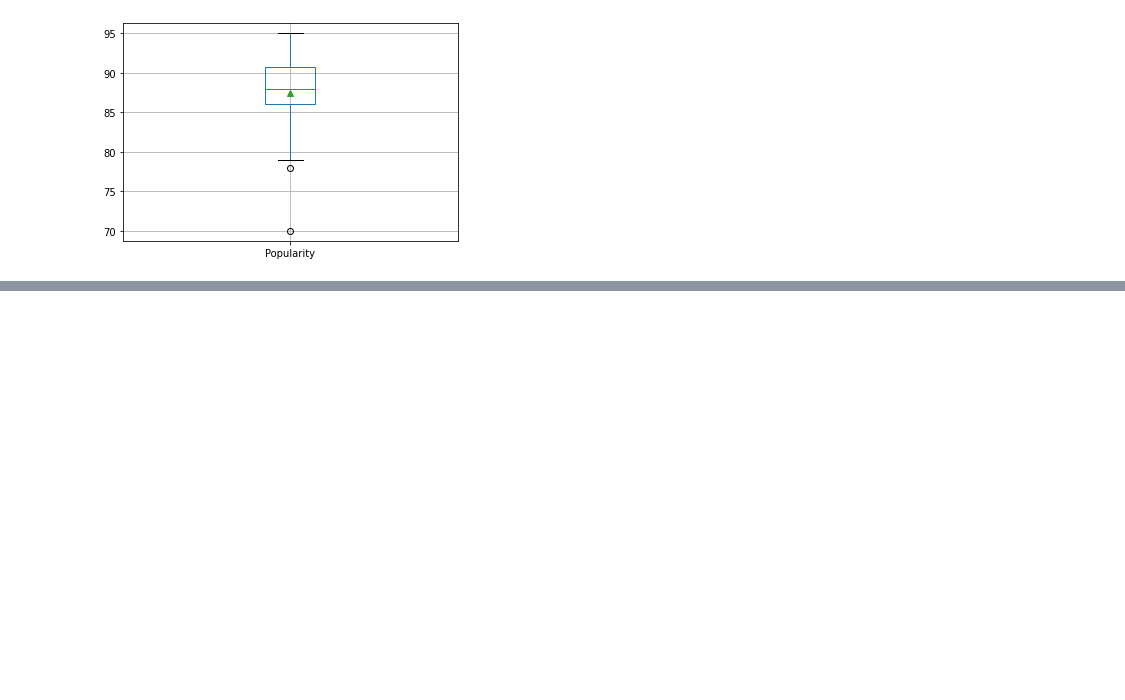
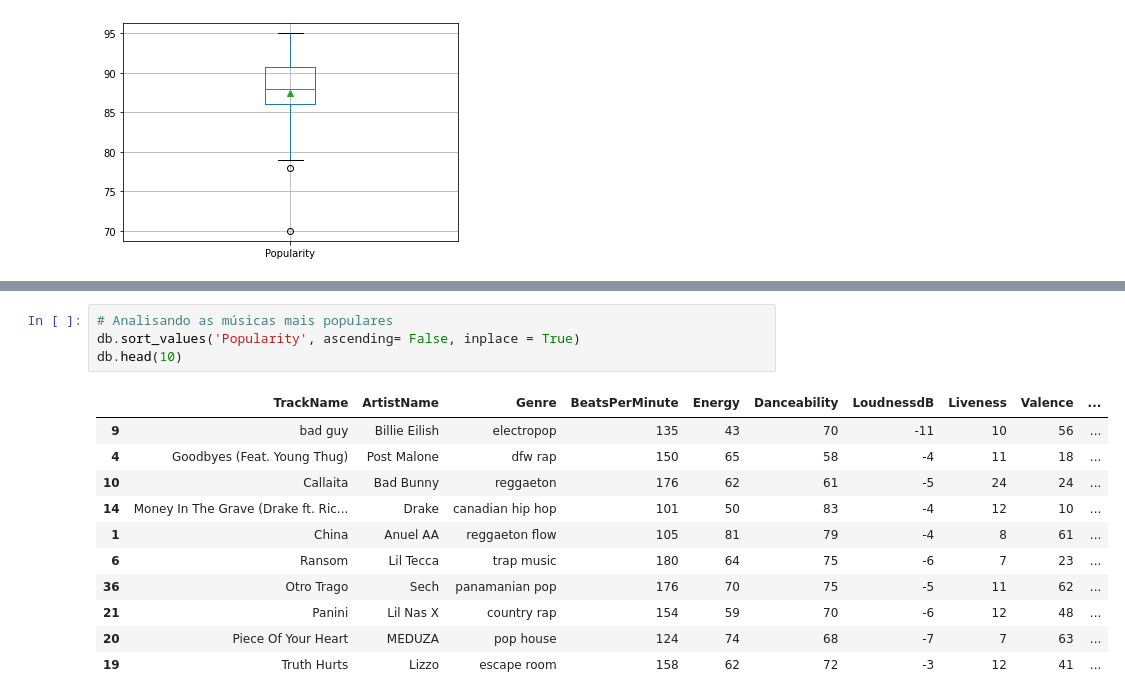
Before and after one commit to simonecrepaldi/spotify_top50_2019, a Jupyter notebook: notebook.ipynb, the cells around one changed output, grey strips where cells are left out. Cells and saved outputs as stored; diff of their text form; blank space fills up the shorter version.

```diff
--- a/notebook.ipynb
+++ b/notebook.ipynb
@@ -98,0 +152,16 @@ showmeans=True)
+# %%
+# Analisando as músicas mais populares
+db.sort_values('Popularity', ascending= False, inplace = True)
+db.head(10)
+# %% [output]
+|  | TrackName | ArtistName | Genre | BeatsPerMinute | Energy | Danceability | LoudnessdB | Liveness | Valence | ... |
+| 9 | bad guy | Billie Eilish | electropop | 135 | 43 | 70 | -11 | 10 | 56 | ... |
+| 4 | Goodbyes (Feat. Young Thug) | Post Malone | dfw rap | 150 | 65 | 58 | -4 | 11 | 18 | ... |
+| 10 | Callaita | Bad Bunny | reggaeton | 176 | 62 | 61 | -5 | 24 | 24 | ... |
+| 14 | Money In The Grave (Drake ft. Ric... | Drake | canadian hip hop | 101 | 50 | 83 | -4 | 12 | 10 | ... |
+| 1 | China | Anuel AA | reggaeton flow | 105 | 81 | 79 | -4 | 8 | 61 | ... |
+| 6 | Ransom | Lil Tecca | trap music | 180 | 64 | 75 | -6 | 7 | 23 | ... |
+| 36 | Otro Trago | Sech | panamanian pop | 176 | 70 | 75 | -5 | 11 | 62 | ... |
+| 21 | Panini | Lil Nas X | country rap | 154 | 59 | 70 | -6 | 12 | 48 | ... |
+| 20 | Piece Of Your Heart | MEDUZA | pop house | 124 | 74 | 68 | -7 | 7 | 63 | ... |
+| 19 | Truth Hurts | Lizzo | escape room | 158 | 62 | 72 | -3 | 12 | 41 | ... |
```
Also changed, not shown: parts of 9 cells of this notebook.
